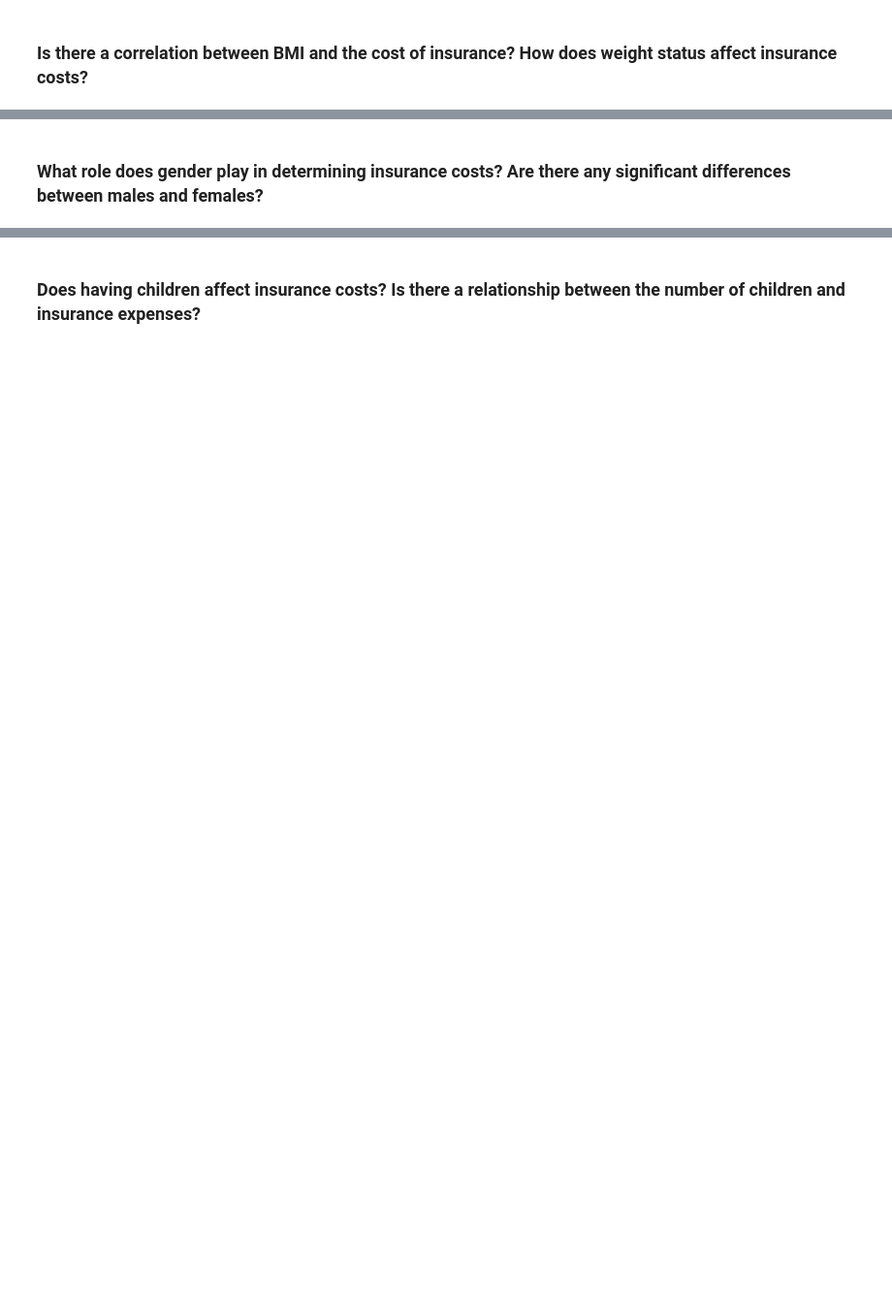
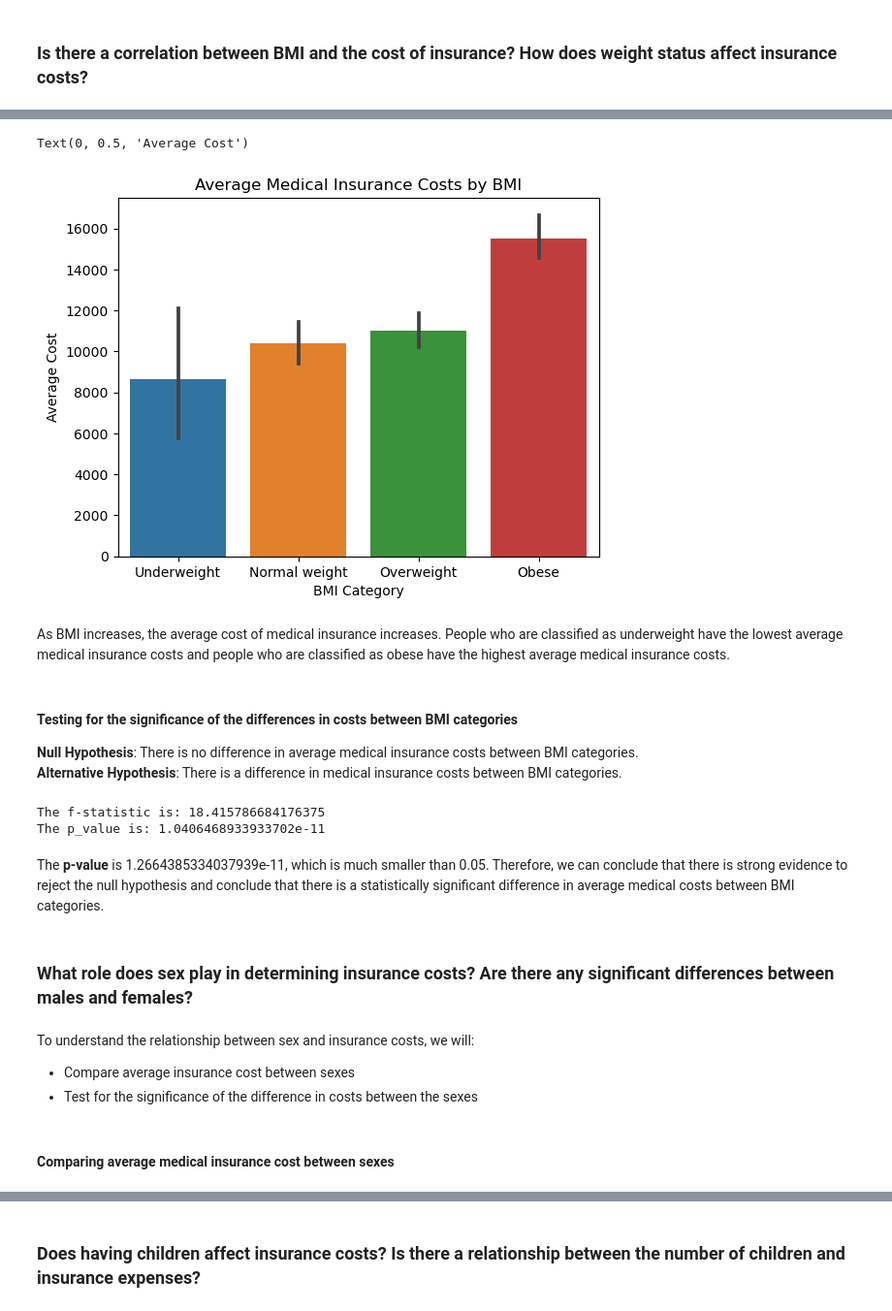
Before and after one commit to DeborahAkp/Portfolio, a Jupyter notebook: Python/Project 1 - Medical Insurance Costs/The Effect of Factors on Medical Insurance Costs.ipynb, the cells around one changed output, grey strips where cells are left out. Shown at 97% size. Drawn from its saved outputs; the diff is of its cells as text; code cells hidden in the pictures; blank space fills up the shorter version.

```diff
--- a/Python/Project 1 - Medical Insurance Costs/The Effect of Factors on Medical Insurance Costs.ipynb
+++ b/Python/Project 1 - Medical Insurance Costs/The Effect of Factors on Medical Insurance Costs.ipynb
@@ -221,2 +251,37 @@ Since the __p-value__ is smaller than the commonly used significance level of 0.
+# %%
+sns.barplot(x = 'bmi_category', y= 'charges', data = df)
+plt.title('Average Medical Insurance Costs by BMI')
+plt.xlabel('BMI Category')
+plt.ylabel('Average Cost')
+# %% [output]
+Text(0, 0.5, 'Average Cost')
+[figure, added]
+# %% [markdown]
+As BMI increases, the average cost of medical insurance increases. People who are classified as underweight have the lowest average medical insurance costs and people who are classified as obese have the highest average medical insurance costs.
+# %% [markdown]
+#### Testing for the significance of the differences in costs between BMI categories
+
+__Null Hypothesis__: There is no difference in average medical insurance costs between BMI categories. <br>
+__Alternative Hypothesis__: There is a difference in medical insurance costs between BMI categories.
+# %%
+bmi_underweight = df[df["bmi_category"] == "Underweight"]["charges"]
+bmi_normal = df[df["bmi_category"] == "Normal weight"]["charges"]
+bmi_overweight = df[df["bmi_category"] == "Overweight"]["charges"]
+bmi_obese = df[df["bmi_category"] == "Obese"]["charges"]
+f_stat, p_value = stats.f_oneway(bmi_underweight, bmi_normal, bmi_overweight, bmi_obese)
+
+print (f'The f-statistic is: {f_stat}')
+print (f'The p_value is: {p_value}')
+# %% [output]
+The f-statistic is: 18.415786684176375
+The p_value is: 1.0406468933933702e-11
+# %% [markdown]
+The __p-value__ is 1.2664385334037939e-11, which is much smaller than 0.05. Therefore, we can conclude that there is strong evidence to reject the null hypothesis and conclude that there is a statistically significant difference in average medical costs between BMI categories.
 # %% [markdown]
-### What role does gender play in determining insurance costs? Are there any significant differences between males and females?
+### What role does sex play in determining insurance costs? Are there any significant differences between males and females?
+# %% [markdown]
+To understand the relationship between sex and insurance costs, we will:
+- Compare average insurance cost between sexes
+- Test for the significance of the difference in costs between the sexes
+# %% [markdown]
+#### Comparing average medical insurance cost between sexes
```
Also changed, not shown: parts of 64 cells of this notebook.
